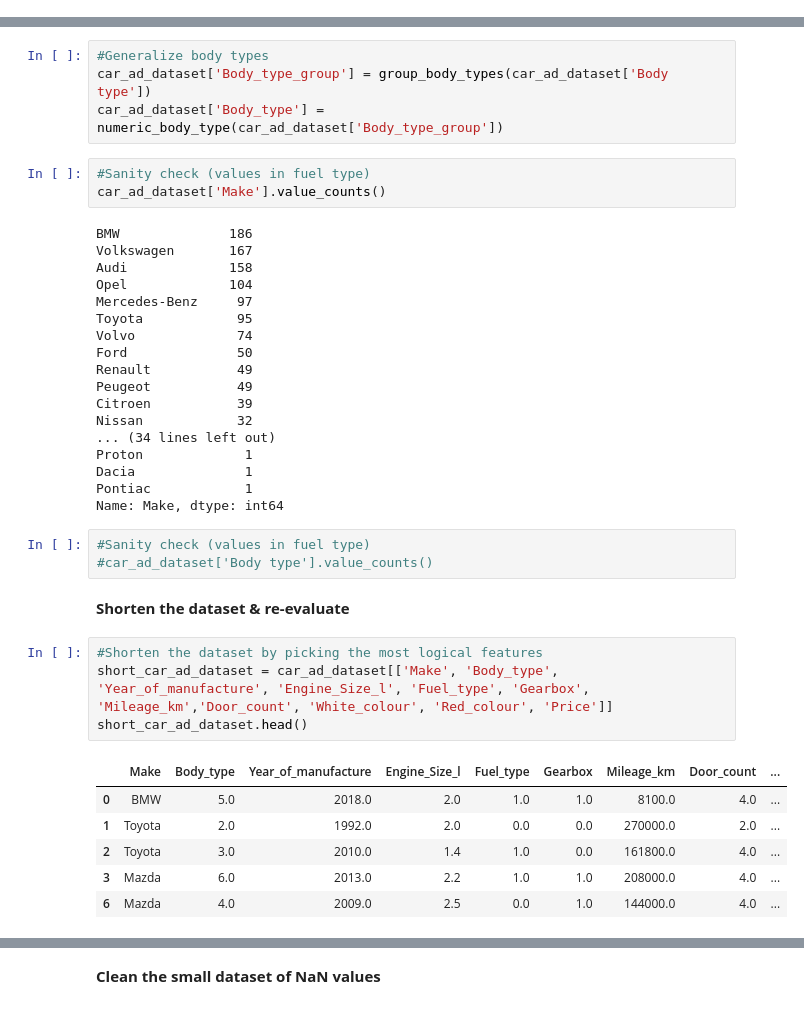
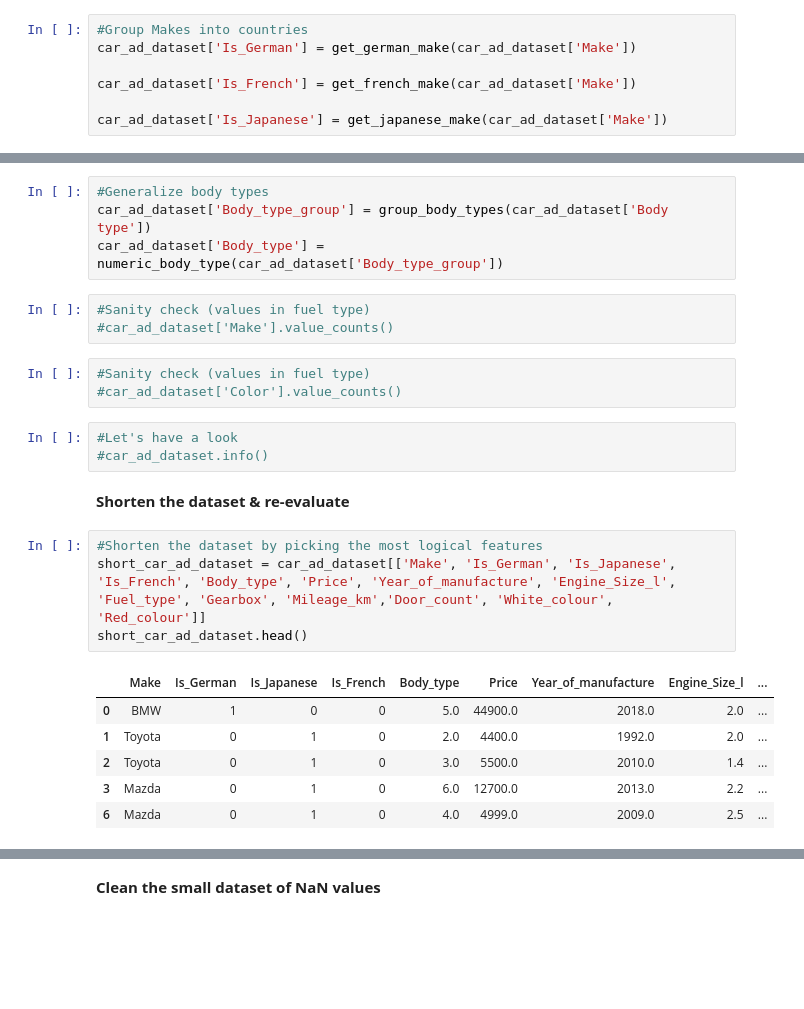
Before and after one commit to Auste1989/metis_projects, a Jupyter notebook: project_luther/project_luther_ecm.ipynb, the cells around one changed output, grey strips where cells are left out. Cells and saved outputs as stored; diff of their text form; blank space fills up the shorter version.

```diff
--- a/project_luther/project_luther_ecm.ipynb
+++ b/project_luther/project_luther_ecm.ipynb
@@ -246,6 +285,13 @@ car_ad_dataset['Price'] = clean_price(car_ad_dataset['Price in Lithuania'])
 # %%
 #Split the Make_Model column
 car_ad_dataset['Make'], car_ad_dataset['Model'] = car_ad_dataset['Make_Model'].str.split(' ', 1).str
+# %%
+#Group Makes into countries
+car_ad_dataset['Is_German'] = get_german_make(car_ad_dataset['Make'])
+
+car_ad_dataset['Is_French'] = get_french_make(car_ad_dataset['Make'])
+
+car_ad_dataset['Is_Japanese'] = get_japanese_make(car_ad_dataset['Make'])
 # %%
 #Clean up the Engine_Size column from l.
 car_ad_dataset['Engine_Size'] = car_ad_dataset['Engine_Size'].str.split(' ', 2).str[1]
@@ -294,41 +340,26 @@ car_ad_dataset['Body_type_group'] = group_body_types(car_ad_dataset['Body type']
 car_ad_dataset['Body_type'] = numeric_body_type(car_ad_dataset['Body_type_group'])
 # %%
 #Sanity check (values in fuel type)
-car_ad_dataset['Make'].value_counts()
+#car_ad_dataset['Make'].value_counts()
-# %% [output]
-BMW              186
-Volkswagen       167
-Audi             158
-Opel             104
-Mercedes-Benz     97
-Toyota            95
-Volvo             74
-Ford              50
-Renault           49
-Peugeot           49
-Citroen           39
-Nissan            32
-... (34 lines left out)
-Proton             1
-Dacia              1
-Pontiac            1
-Name: Make, dtype: int64
 # %%
 #Sanity check (values in fuel type)
-#car_ad_dataset['Body type'].value_counts()
+#car_ad_dataset['Color'].value_counts()
+# %%
+#Let's have a look
+#car_ad_dataset.info()
 # %% [markdown]
 **Shorten the dataset & re-evaluate**
 # %%
 #Shorten the dataset by picking the most logical features
-short_car_ad_dataset = car_ad_dataset[['Make', 'Body_type', 'Year_of_manufacture', 'Engine_Size_l', 'Fuel_type', 'Gearbox', 'Mileage_km','Door_count', 'White_colour', 'Red_colour', 'Price']]
+short_car_ad_dataset = car_ad_dataset[['Make', 'Is_German', 'Is_Japanese', 'Is_French', 'Body_type', 'Price', 'Year_of_manufacture', 'Engine_Size_l', 'Fuel_type', 'Gearbox', 'Mileage_km','Door_count', 'White_colour', 'Red_colour']]
 short_car_ad_dataset.head()
 # %% [output]
-|  | Make | Body_type | Year_of_manufacture | Engine_Size_l | Fuel_type | Gearbox | Mileage_km | Door_count | ... |
-| 0 | BMW | 5.0 | 2018.0 | 2.0 | 1.0 | 1.0 | 8100.0 | 4.0 | ... |
-| 1 | Toyota | 2.0 | 1992.0 | 2.0 | 0.0 | 0.0 | 270000.0 | 2.0 | ... |
-| 2 | Toyota | 3.0 | 2010.0 | 1.4 | 1.0 | 0.0 | 161800.0 | 4.0 | ... |
-| 3 | Mazda | 6.0 | 2013.0 | 2.2 | 1.0 | 1.0 | 208000.0 | 4.0 | ... |
-| 6 | Mazda | 4.0 | 2009.0 | 2.5 | 0.0 | 1.0 | 144000.0 | 4.0 | ... |
+|  | Make | Is_German | Is_Japanese | Is_French | Body_type | Price | Year_of_manufacture | Engine_Size_l | ... |
+| 0 | BMW | 1 | 0 | 0 | 5.0 | 44900.0 | 2018.0 | 2.0 | ... |
+| 1 | Toyota | 0 | 1 | 0 | 2.0 | 4400.0 | 1992.0 | 2.0 | ... |
+| 2 | Toyota | 0 | 1 | 0 | 3.0 | 5500.0 | 2010.0 | 1.4 | ... |
+| 3 | Mazda | 0 | 1 | 0 | 6.0 | 12700.0 | 2013.0 | 2.2 | ... |
+| 6 | Mazda | 0 | 1 | 0 | 4.0 | 4999.0 | 2009.0 | 2.5 | ... |
 # %%
 #Get the info on the shorten dataset
 short_car_ad_dataset.info()
```
Also changed, not shown: parts of 30 cells of this notebook, 3 other files.
